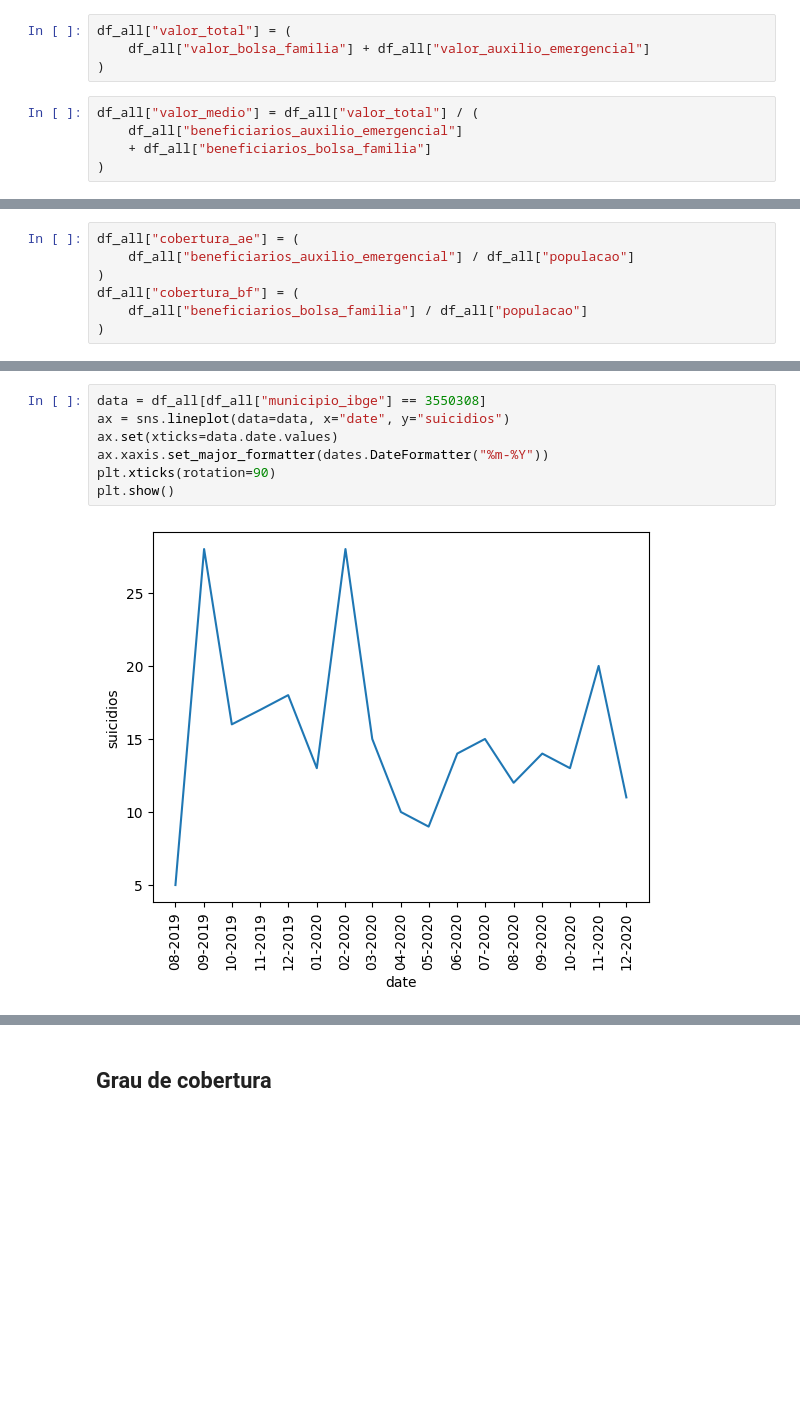
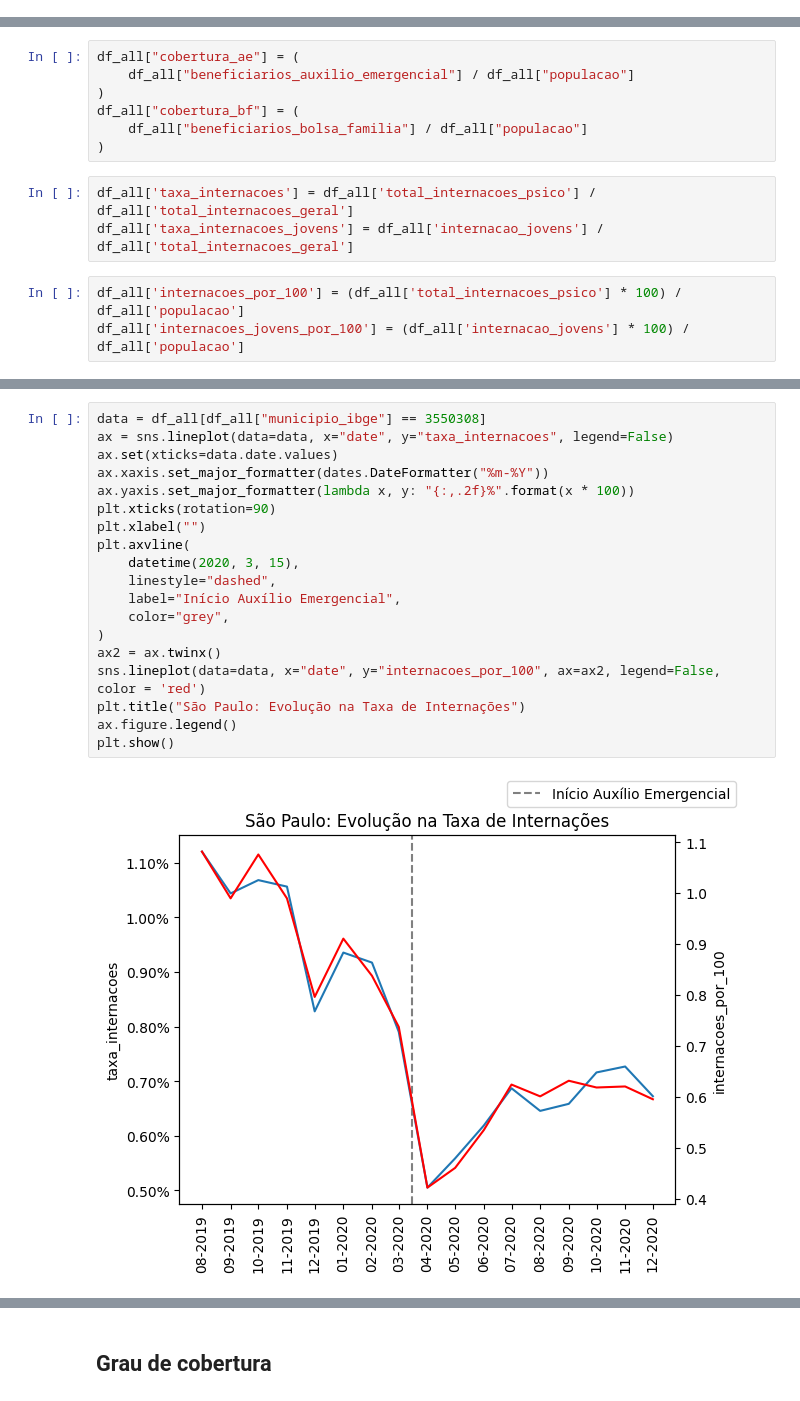
Before and after one commit to dlotter/monografia, a Jupyter notebook: exploratoria.ipynb, the cells around one changed output, grey strips where cells are left out. Cells and saved outputs as stored; diff of their text form; blank space fills up the shorter version.

Commit message:
Adiciona dados internacoes

```diff
--- a/exploratoria.ipynb
+++ b/exploratoria.ipynb
@@ -139,10 +150 @@ nome_municipio                       0
 dtype: int64
-# %%
-df_all["valor_total"] = (
-    df_all["valor_bolsa_familia"] + df_all["valor_auxilio_emergencial"]
-)
-# %%
-df_all["valor_medio"] = df_all["valor_total"] / (
-    df_all["beneficiarios_auxilio_emergencial"]
-    + df_all["beneficiarios_bolsa_familia"]
-)
@@ -153,4 +169,10 @@ df_all["cobertura_ae"] = (
 df_all["cobertura_bf"] = (
     df_all["beneficiarios_bolsa_familia"] / df_all["populacao"]
 )
+# %%
+df_all['taxa_internacoes'] = df_all['total_internacoes_psico'] / df_all['total_internacoes_geral']
+df_all['taxa_internacoes_jovens'] = df_all['internacao_jovens'] / df_all['total_internacoes_geral']
+# %%
+df_all['internacoes_por_100'] = (df_all['total_internacoes_psico'] * 100) / df_all['populacao']
+df_all['internacoes_jovens_por_100'] = (df_all['internacao_jovens'] * 100) / df_all['populacao']
 # %%
@@ -181,9 +199,21 @@ plt.show()
 # %%
 data = df_all[df_all["municipio_ibge"] == 3550308]
-ax = sns.lineplot(data=data, x="date", y="suicidios")
+ax = sns.lineplot(data=data, x="date", y="taxa_internacoes", legend=False)
 ax.set(xticks=data.date.values)
 ax.xaxis.set_major_formatter(dates.DateFormatter("%m-%Y"))
+ax.yaxis.set_major_formatter(lambda x, y: "{:,.2f}%".format(x * 100))
 plt.xticks(rotation=90)
+plt.xlabel("")
+plt.axvline(
+    datetime(2020, 3, 15),
+    linestyle="dashed",
+    label="Início Auxílio Emergencial",
+    color="grey",
+)
+ax2 = ax.twinx()
+sns.lineplot(data=data, x="date", y="internacoes_por_100", ax=ax2, legend=False, color = 'red')
+plt.title("São Paulo: Evolução na Taxa de Internações")
+ax.figure.legend()
 plt.show()
 # %% [output]
-[figure, old version]
+[figure, new version]
```
Also changed, not shown: parts of 32 cells of this notebook, 4 other files.
